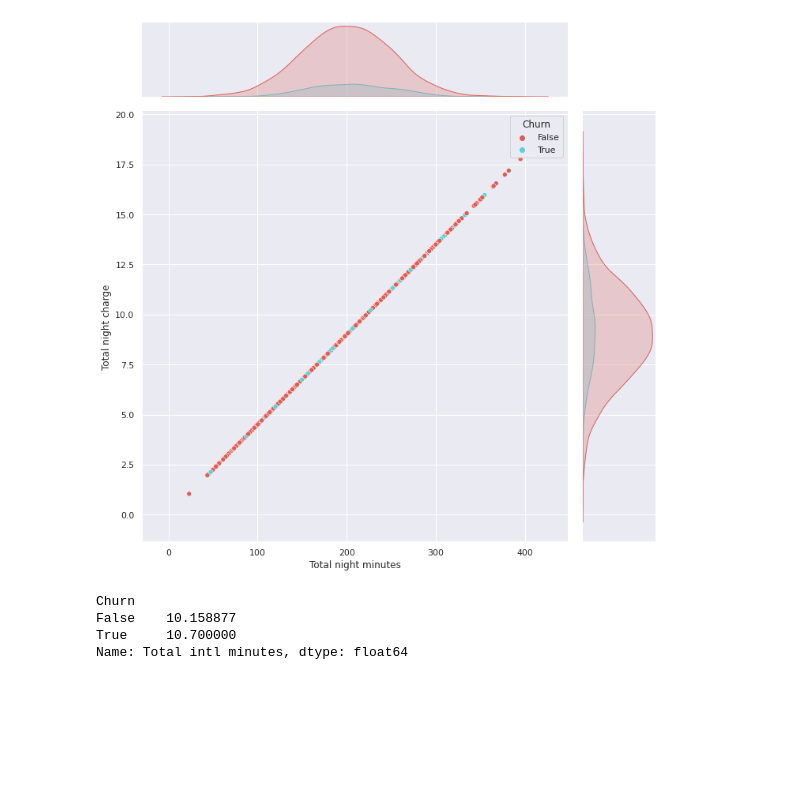
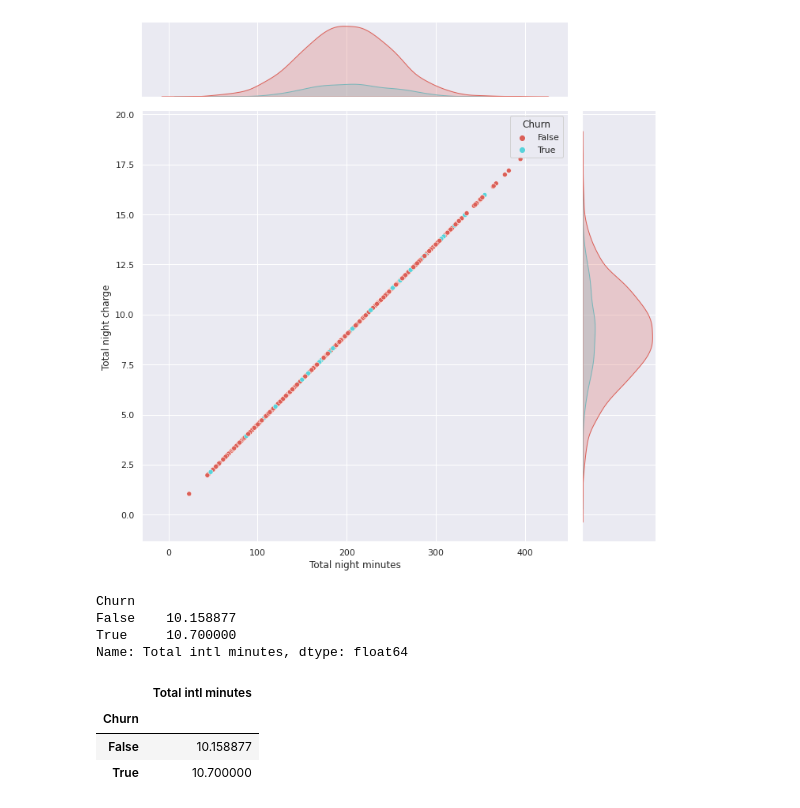
Before and after one commit to spradeepgit/Telecom_Churn_Analysis, a Jupyter notebook: Telecom_Churn_Analysis_Capstone_Project_2.ipynb, the cells around one changed output. Cells and saved outputs as stored; diff of their text form; code cells hidden in the pictures; blank space fills up the shorter version.

```diff
--- a/Telecom_Churn_Analysis_Capstone_Project_2.ipynb
+++ b/Telecom_Churn_Analysis_Capstone_Project_2.ipynb
@@ -732,3 +735,11 @@ Churn
 False    10.158877
 True     10.700000
 Name: Total intl minutes, dtype: float64
+# %%
+# Get the mean value of churned and not churned customer
+telecom_df.groupby(["Churn"])[['Total intl minutes']].mean()
+# %% [output]
+|  | Total intl minutes |
+| Churn |  |
+| False | 10.158877 |
+| True | 10.700000 |
```
Also changed, not shown: parts of 9 cells of this notebook.
